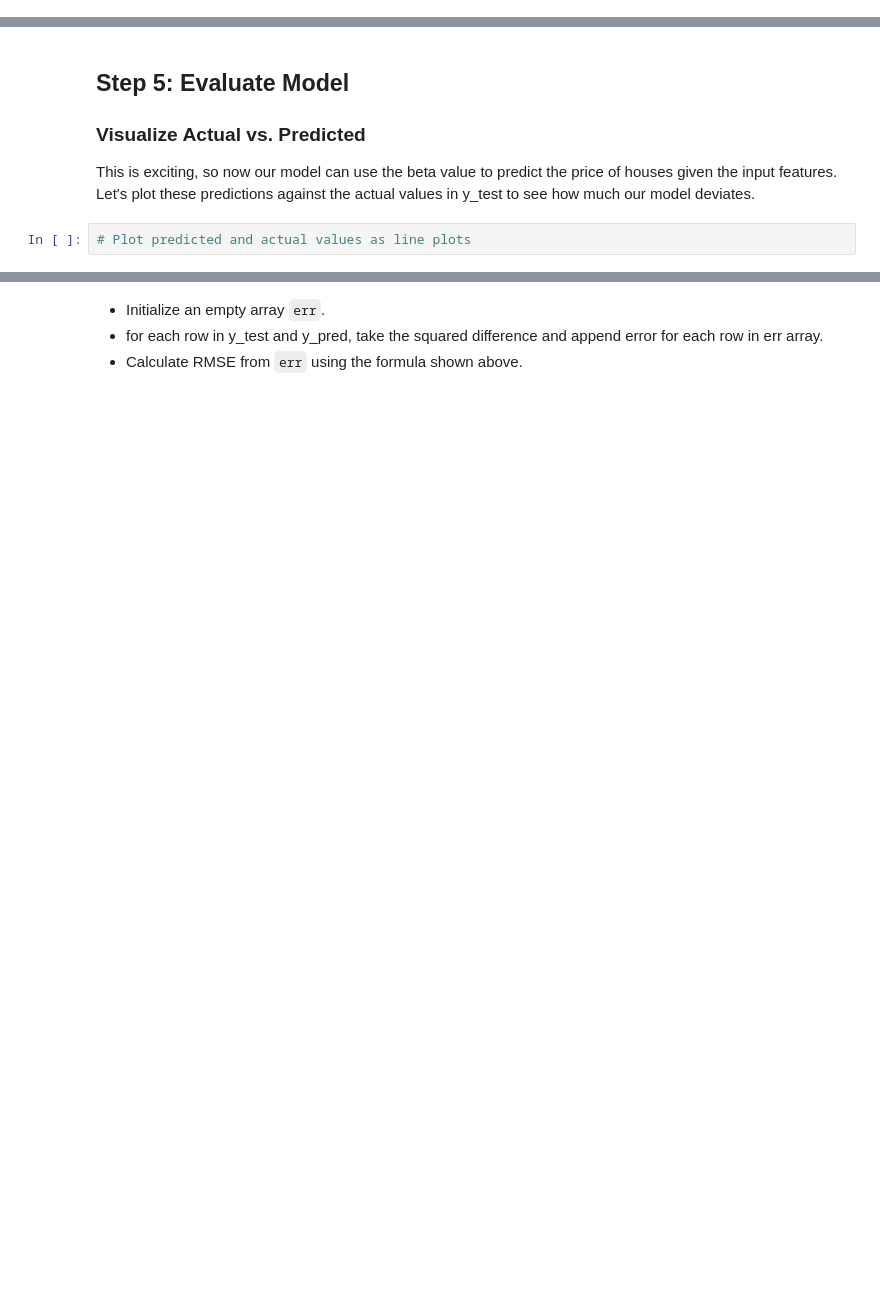
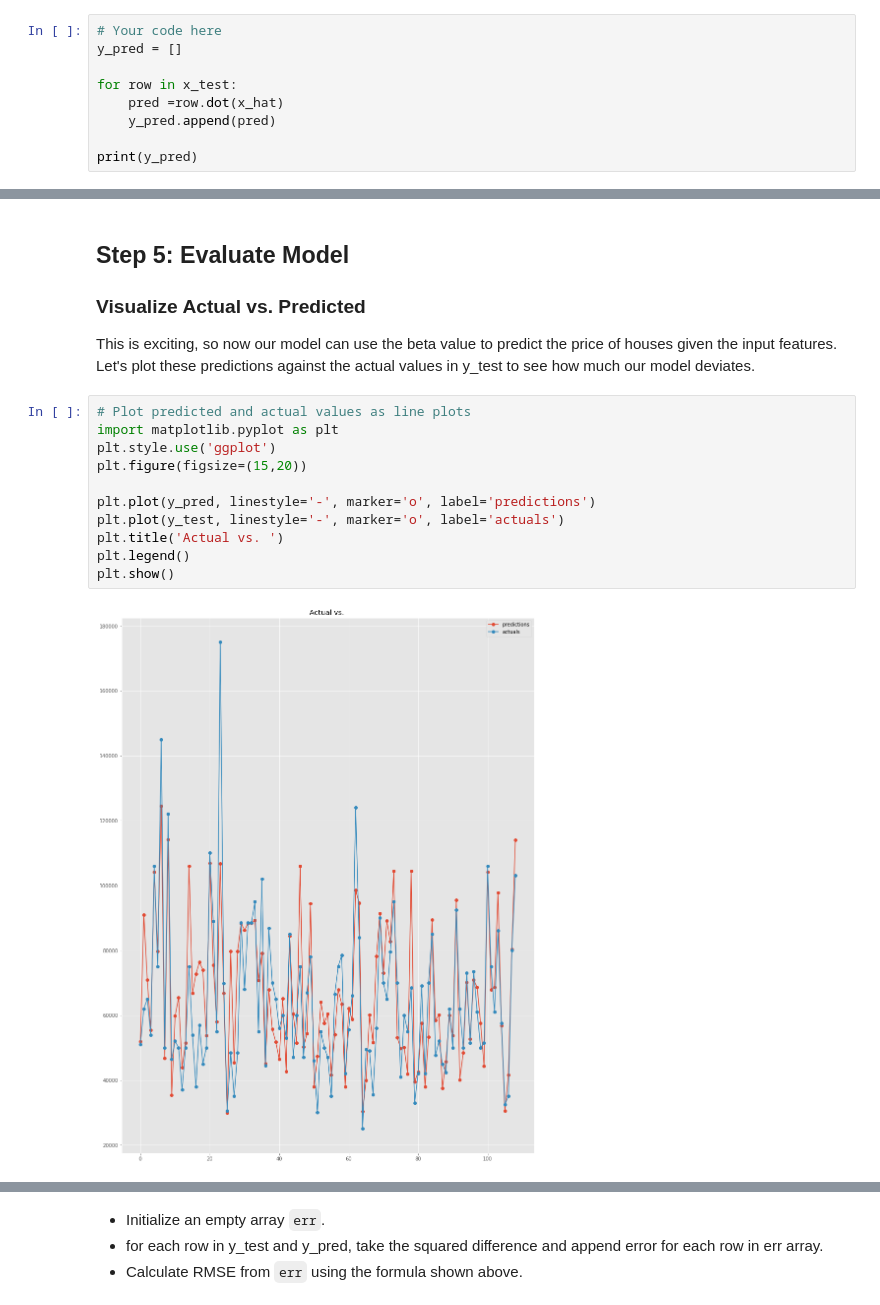
Before and after one commit to MissAle17/dsc-2-13-15-linalg-regression-lab-online-ds-sp-000, a Jupyter notebook: index.ipynb, the cells around one changed output, grey strips where cells are left out. Drawn from its saved outputs; the diff is of its cells as text; blank space fills up the shorter version.

```diff
--- a/index.ipynb
+++ b/index.ipynb
@@ -185,0 +184,9 @@ Now we shall all features in each row in turn and multiply it with the beta comp
+# %%
+# Your code here
+y_pred = []
+
+for row in x_test:
+    pred =row.dot(x_hat)
+    y_pred.append(pred)
+
+print(y_pred)
@@ -188,8 +197,19 @@ Now we shall all features in each row in turn and multiply it with the beta comp
 
 ### Visualize Actual vs. Predicted
 This is exciting, so now our model can use the beta value to predict the price of houses given the input features. Let's plot these predictions against the actual values in y_test to see how much our model deviates.
-# %%
-# Plot predicted and actual values as line plots
+# %%
+# Plot predicted and actual values as line plots
+import matplotlib.pyplot as plt
+plt.style.use('ggplot')
+plt.figure(figsize=(15,20))
+
+plt.plot(y_pred, linestyle='-', marker='o', label='predictions')
+plt.plot(y_test, linestyle='-', marker='o', label='actuals')
+plt.title('Actual vs. ')
+plt.legend()
+plt.show()
+# %% [output]
+[figure, added]
 # %% [markdown]
 ![](diff.png)
 # %% [markdown]
```
Also changed, not shown: parts of 3 cells of this notebook.
